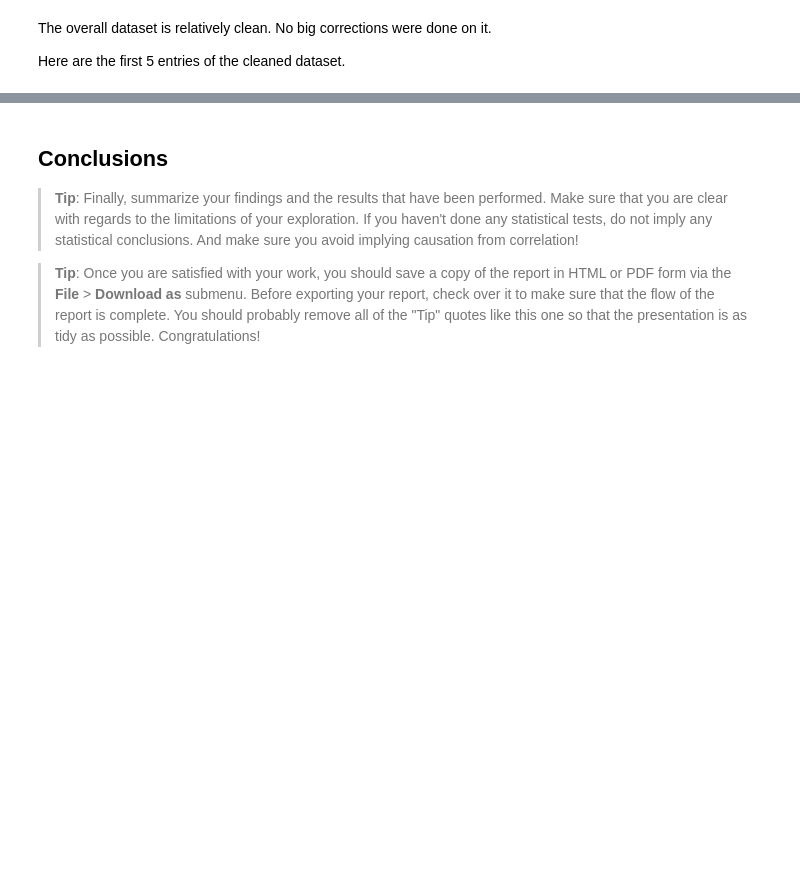
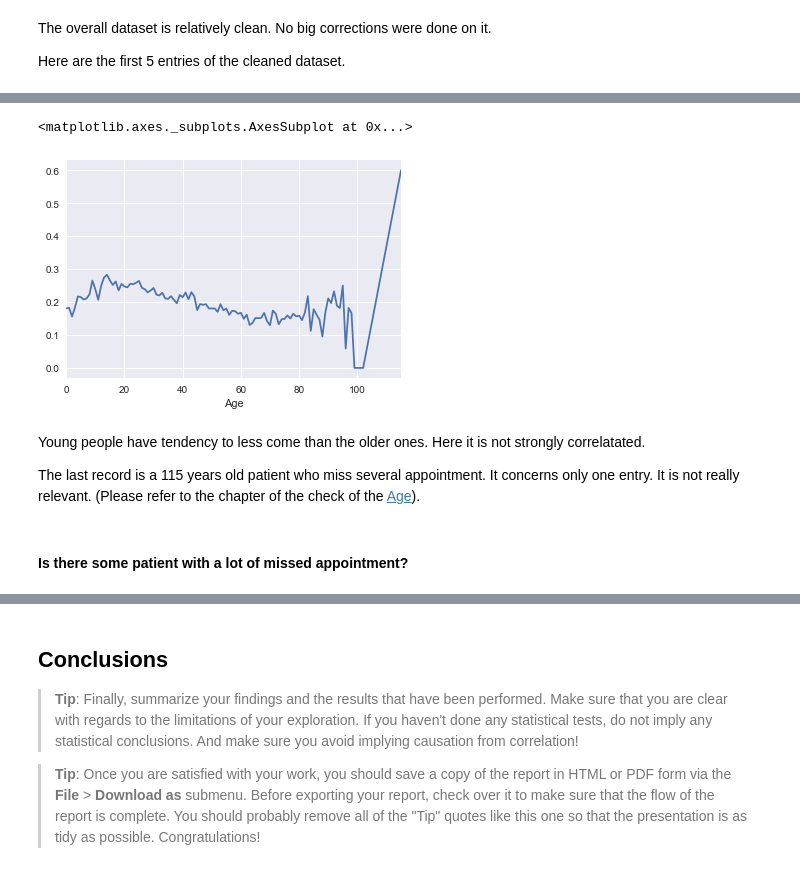
Before and after one commit to Hansastro/Nanodregree_Data_Analyst, a Jupyter notebook: Chapter3/investigate-a-dataset.ipynb, the cells around one changed output, grey strips where cells are left out. Cells and saved outputs as stored; diff of their text form; code cells hidden in the pictures; blank space fills up the shorter version.

```diff
--- a/Chapter3/investigate-a-dataset.ipynb
+++ b/Chapter3/investigate-a-dataset.ipynb
@@ -479,0 +505,14 @@ noshowapp_df.head()
+# %%
+age_no_show = noshowapp_df[noshowapp_df['No-show'] == 'Yes'].groupby('Age')['AppointmentID'].count() / noshowapp_df.groupby('Age')['AppointmentID'].count()
+age_no_show = age_no_show.fillna(0)
+# %%
+age_no_show.plot()
+# %% [output]
+<matplotlib.axes._subplots.AxesSubplot at 0x...>
+[figure, added]
+# %% [markdown]
+Young people have tendency to less come than the older ones. Here it is not strongly correlatated.
+
+The last record is a 115 years old patient who miss several appointment. It concerns only one entry. It is  not really relevant. (Please refer to the chapter of the check of the <a href="#age">Age</a>).
+# %% [markdown]
+#### Is there some patient with a lot of missed appointment?
```
Also changed, not shown: parts of 28 cells of this notebook, 1 other file.
